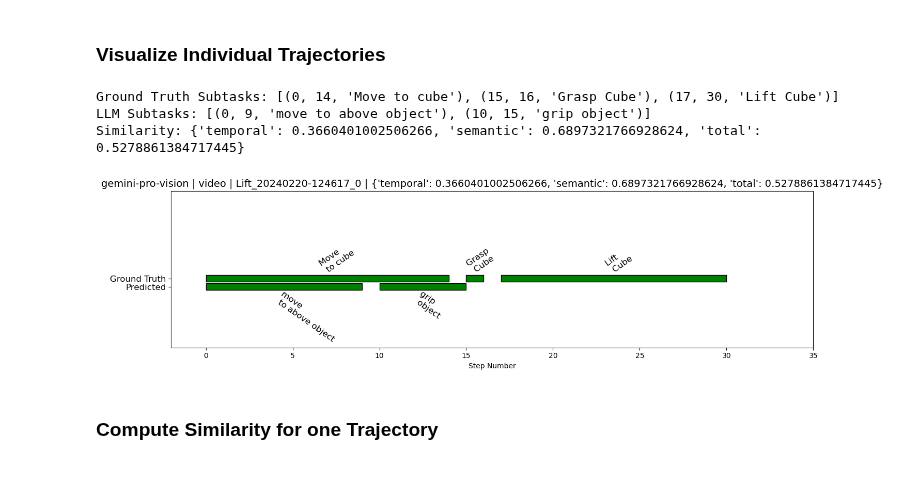
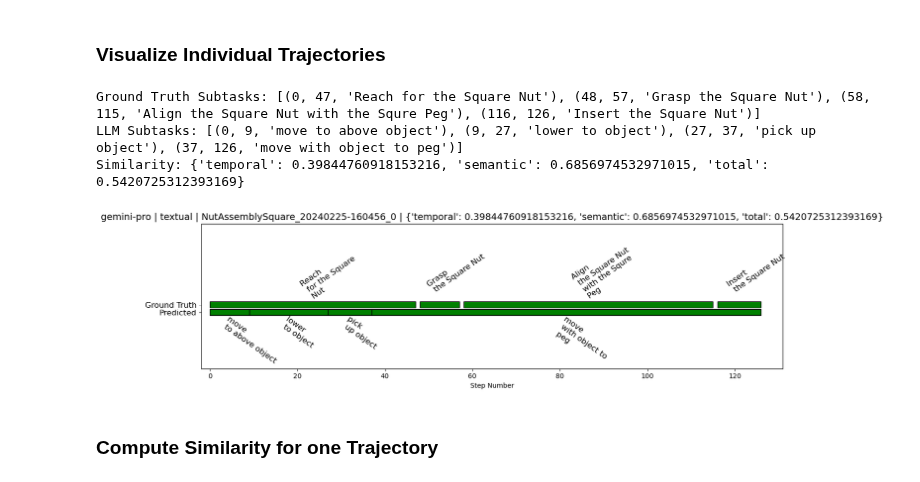
Before and after one commit to jsalfity/task_decomposition, a Jupyter notebook: task_decomposition/analysis/compare_GPT_groundtruth.ipynb, the cells around one changed output. Cells and saved outputs as stored; diff of their text form; code cells hidden in the pictures.

```diff
--- a/task_decomposition/analysis/compare_GPT_groundtruth.ipynb
+++ b/task_decomposition/analysis/compare_GPT_groundtruth.ipynb
@@ -10,10 +10,7 @@ from task_decomposition.analysis.comparisons import (subtask_similarity,
                                                      extract_subtask_from_LLM_output_file,
                                                      semantic_distance)
 from task_decomposition.paths import ROBOT_TRAJ_GROUNDTRUTH_DATA_PATH, LLM_OUTPUT_PATH
-
-START_STEP_IDX = 0
-END_STEP_IDX = 1
-DESCRIPTION_IDX = 2
+from task_decomposition.constants import START_STEP_IDX, END_STEP_IDX, DESCRIPTION_IDX
 # %% [markdown]
 ### Trajectory Visualization Functions
 # %%
@@ -95,37 +92,50 @@ def plot_trajectory_decomposition(actual, predicted, title, ax=None):
 ### Visualize Individual Trajectories
 # %%
 ## visualize individual trajectory decompositions
-llm_model = "gemini-pro-vision"
-input_mode = "video"
-env_name = "Lift"
-runid = "Lift_20240220-124617_0"
+# Example 1
+llm_model = "gemini-pro"
+input_mode = "textual"
+env_name = "NutAssemblySquare"
+runid = "NutAssemblySquare_20240225-160456_0"
+
+# Example 2
+# llm_model = "gpt-4-vision-preview"
+# input_mode = "textual"
+# env_name = "NutAssemblySquare"
+# runid = "NutAssemblySquare_20240225-160456_0"
+
+# llm_model = "video-llava"
+# input_mode = "visual"
+# env_name = "Stack"
+# runid = "Stack_20240220-131112_39"
+
 
 ## Extract the groundtruth and LLM output files
 gt_file = ROBOT_TRAJ_GROUNDTRUTH_DATA_PATH(env_name)+f"/{runid}_gt.txt"
 llm_file = LLM_OUTPUT_PATH(llm_model, input_mode, env_name)+f"/{runid}.json"
 
 gt_subtasks = extract_subtask_from_groundtruth_file(filepath=gt_file)
 llm_subtasks = extract_subtask_from_LLM_output_file(filepath=llm_file,
                                                     llm_model=llm_model)
 
 print(f"Ground Truth Subtasks: {gt_subtasks}")
 print(f"LLM Subtasks: {llm_subtasks}")
 
 similarity = subtask_similarity(gt_subtasks, llm_subtasks)
 print(f"Similarity: {similarity}")
 
 # # create new figure
 fig, ax = plt.subplots(figsize=(14, 4))
 title = f"{env_name} Environment, Total{similarity['total']:.2f}, Temporal: {similarity['temporal']:.2f}, Semantic Similarity: {similarity['semantic']:.2f}"
 plot_trajectory_decomposition(actual=gt_subtasks,
                               predicted=llm_subtasks,
                               title=f"{llm_model} | {input_mode} | {runid} | {similarity}",
                               ax=ax)
 # %% [output]
-Ground Truth Subtasks: [(0, 14, 'Move to cube'), (15, 16, 'Grasp Cube'), (17, 30, 'Lift Cube')]
-LLM Subtasks: [(0, 9, 'move to above object'), (10, 15, 'grip object')]
-Similarity: {'temporal': 0.3660401002506266, 'semantic': 0.6897321766928624, 'total': 0.5278861384717445}
+Ground Truth Subtasks: [(0, 47, 'Reach for the Square Nut'), (48, 57, 'Grasp the Square Nut'), (58, 115, 'Align the Square Nut with the Squre Peg'), (116, 126, 'Insert the Square Nut')]
+LLM Subtasks: [(0, 9, 'move to above object'), (9, 27, 'lower to object'), (27, 37, 'pick up object'), (37, 126, 'move with object to peg')]
+Similarity: {'temporal': 0.39844760918153216, 'semantic': 0.6856974532971015, 'total': 0.5420725312393169}
-[figure, old version]
+[figure, new version]
 # %% [markdown]
 ### Compute Similarity for one Trajectory
 # %%
```
Also changed, not shown: 10 other files.
